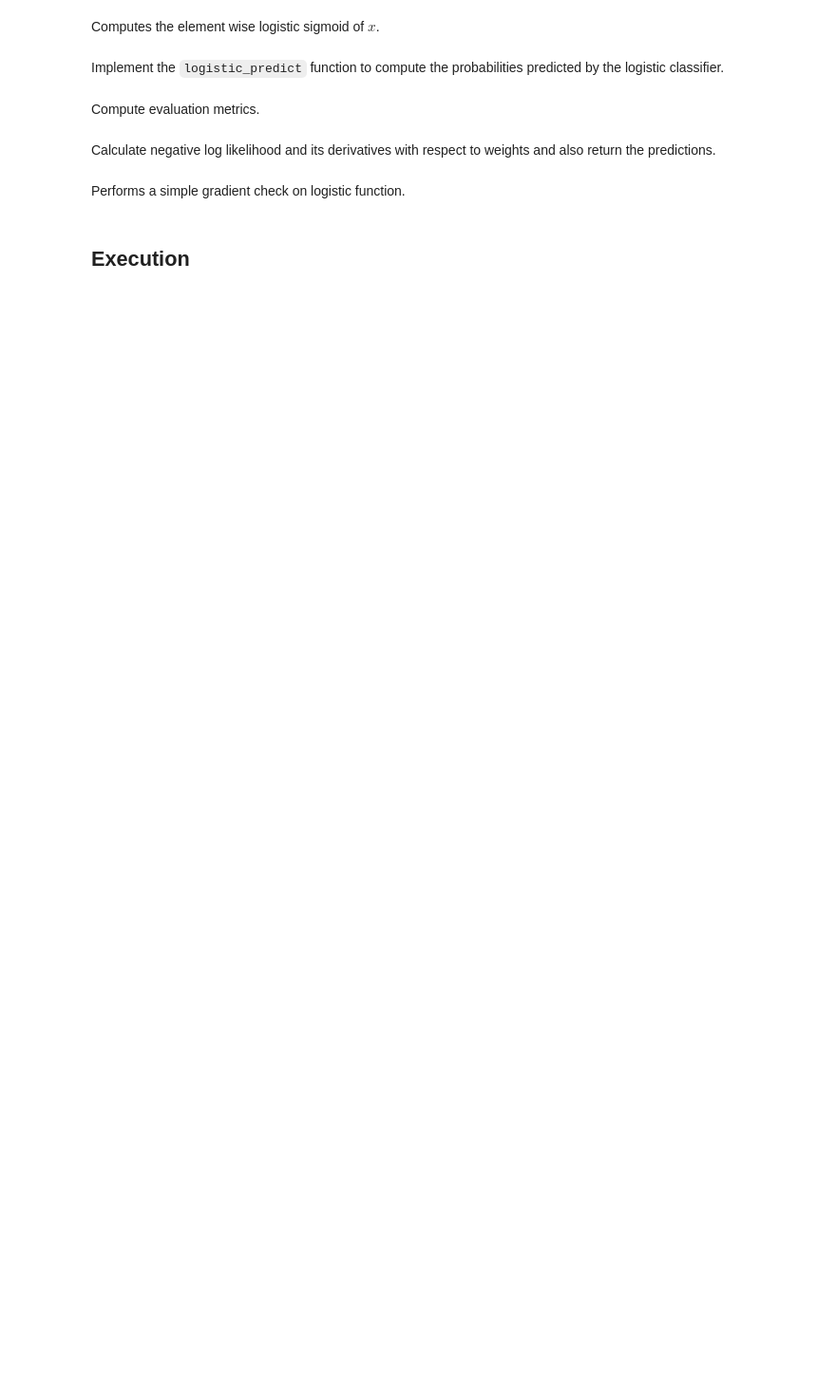
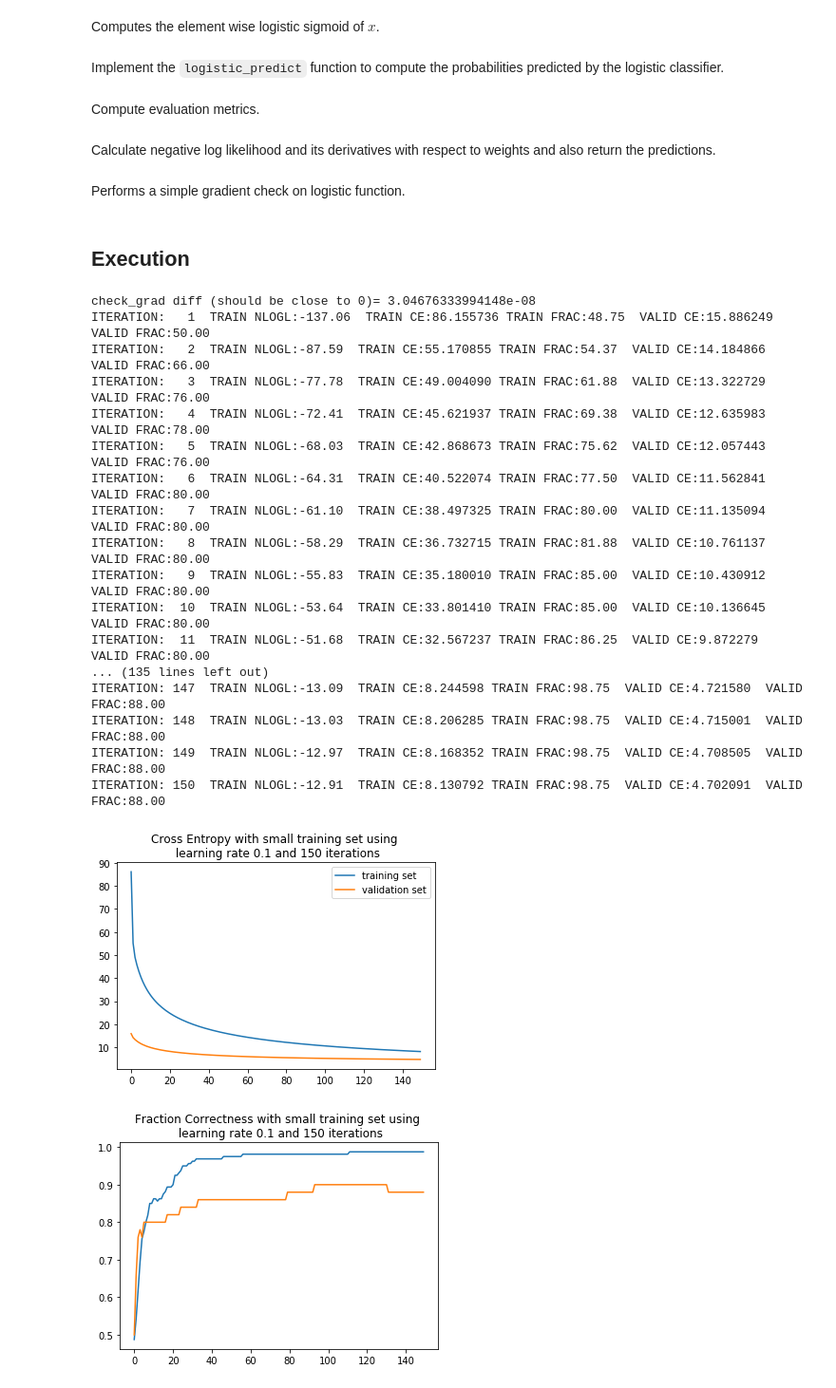
Before and after one commit to leetim13/Logistic-Regression-and-KNN-on-MNIST-digits, a Jupyter notebook: Logistic-Regression-and-KNN-on-MNIST-digits.ipynb, the cells around one changed output. Shown at 95% size. Drawn from its saved outputs; the diff is of its cells as text; code cells hidden in the pictures; blank space fills up the shorter version.

```diff
--- a/Logistic-Regression-and-KNN-on-MNIST-digits.ipynb
+++ b/Logistic-Regression-and-KNN-on-MNIST-digits.ipynb
@@ -352,7 +352,6 @@ def run_logistic_regression(learning_rate, num_iterations, stats_on=True):
     # Set hyperparameters
     hyperparameters = {
                     'learning_rate': learning_rate,
-                    'weight_regularization': 1,
                     'num_iterations':num_iterations
                  }
 
@@ -414,4 +413,24 @@ def run_logistic_regression(learning_rate, num_iterations, stats_on=True):
           " and " + str(hyperparameters['num_iterations']) + " iterations")
     plt.show()
 # %%
-# run_logistic_regression(0.1, 150)
+run_logistic_regression(0.1, 150)
+# %% [output]
+check_grad diff (should be close to 0)= 3.04676333994148e-08
+ITERATION:   1  TRAIN NLOGL:-137.06  TRAIN CE:86.155736 TRAIN FRAC:48.75  VALID CE:15.886249  VALID FRAC:50.00
+ITERATION:   2  TRAIN NLOGL:-87.59  TRAIN CE:55.170855 TRAIN FRAC:54.37  VALID CE:14.184866  VALID FRAC:66.00
+ITERATION:   3  TRAIN NLOGL:-77.78  TRAIN CE:49.004090 TRAIN FRAC:61.88  VALID CE:13.322729  VALID FRAC:76.00
+ITERATION:   4  TRAIN NLOGL:-72.41  TRAIN CE:45.621937 TRAIN FRAC:69.38  VALID CE:12.635983  VALID FRAC:78.00
+ITERATION:   5  TRAIN NLOGL:-68.03  TRAIN CE:42.868673 TRAIN FRAC:75.62  VALID CE:12.057443  VALID FRAC:76.00
+ITERATION:   6  TRAIN NLOGL:-64.31  TRAIN CE:40.522074 TRAIN FRAC:77.50  VALID CE:11.562841  VALID FRAC:80.00
+ITERATION:   7  TRAIN NLOGL:-61.10  TRAIN CE:38.497325 TRAIN FRAC:80.00  VALID CE:11.135094  VALID FRAC:80.00
+ITERATION:   8  TRAIN NLOGL:-58.29  TRAIN CE:36.732715 TRAIN FRAC:81.88  VALID CE:10.761137  VALID FRAC:80.00
+ITERATION:   9  TRAIN NLOGL:-55.83  TRAIN CE:35.180010 TRAIN FRAC:85.00  VALID CE:10.430912  VALID FRAC:80.00
+ITERATION:  10  TRAIN NLOGL:-53.64  TRAIN CE:33.801410 TRAIN FRAC:85.00  VALID CE:10.136645  VALID FRAC:80.00
+ITERATION:  11  TRAIN NLOGL:-51.68  TRAIN CE:32.567237 TRAIN FRAC:86.25  VALID CE:9.872279  VALID FRAC:80.00
+... (135 lines left out)
+ITERATION: 147  TRAIN NLOGL:-13.09  TRAIN CE:8.244598 TRAIN FRAC:98.75  VALID CE:4.721580  VALID FRAC:88.00
+ITERATION: 148  TRAIN NLOGL:-13.03  TRAIN CE:8.206285 TRAIN FRAC:98.75  VALID CE:4.715001  VALID FRAC:88.00
+ITERATION: 149  TRAIN NLOGL:-12.97  TRAIN CE:8.168352 TRAIN FRAC:98.75  VALID CE:4.708505  VALID FRAC:88.00
+ITERATION: 150  TRAIN NLOGL:-12.91  TRAIN CE:8.130792 TRAIN FRAC:98.75  VALID CE:4.702091  VALID FRAC:88.00
+[figure, added]
+[figure, added]
```
Also changed, not shown: parts of 1 cell of this notebook.
